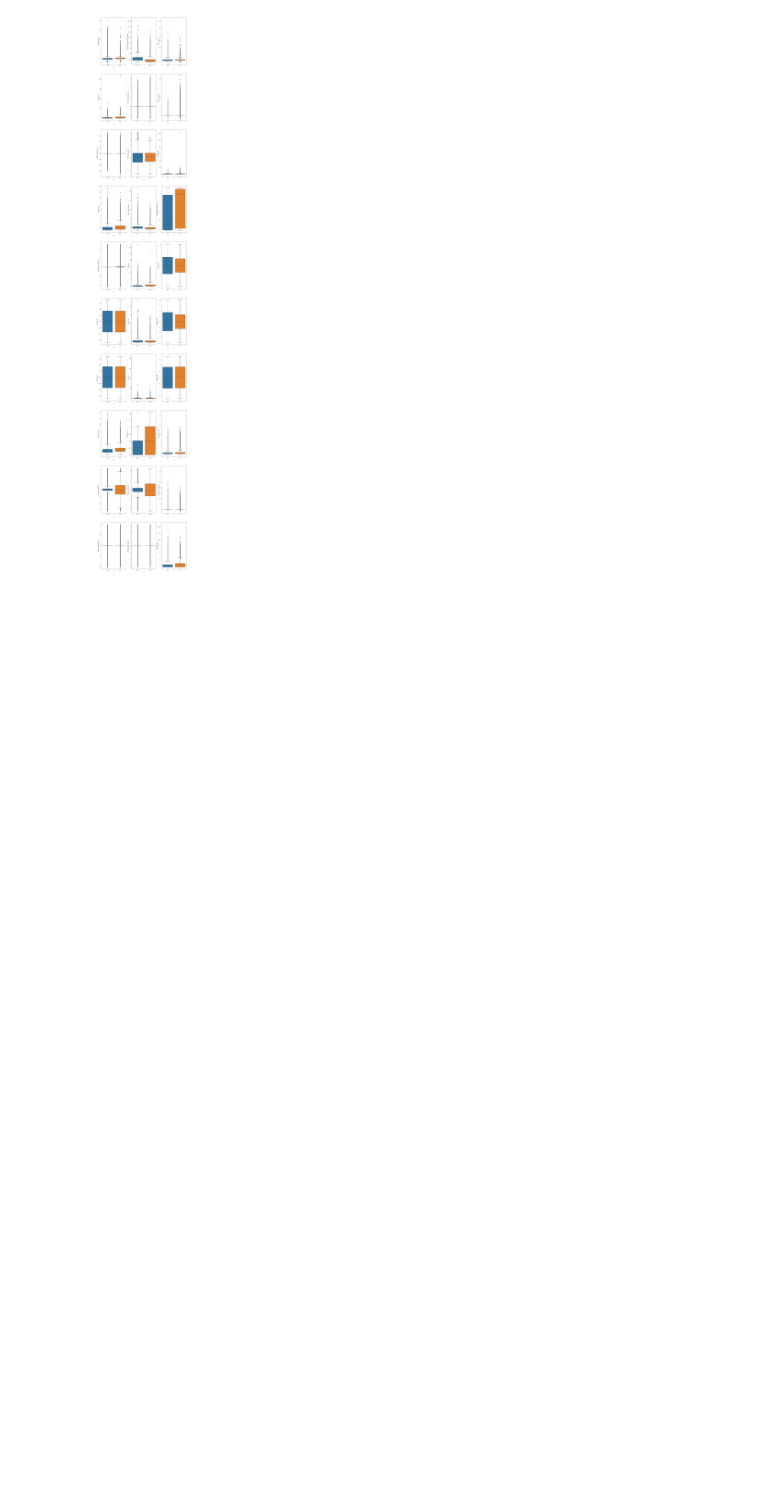
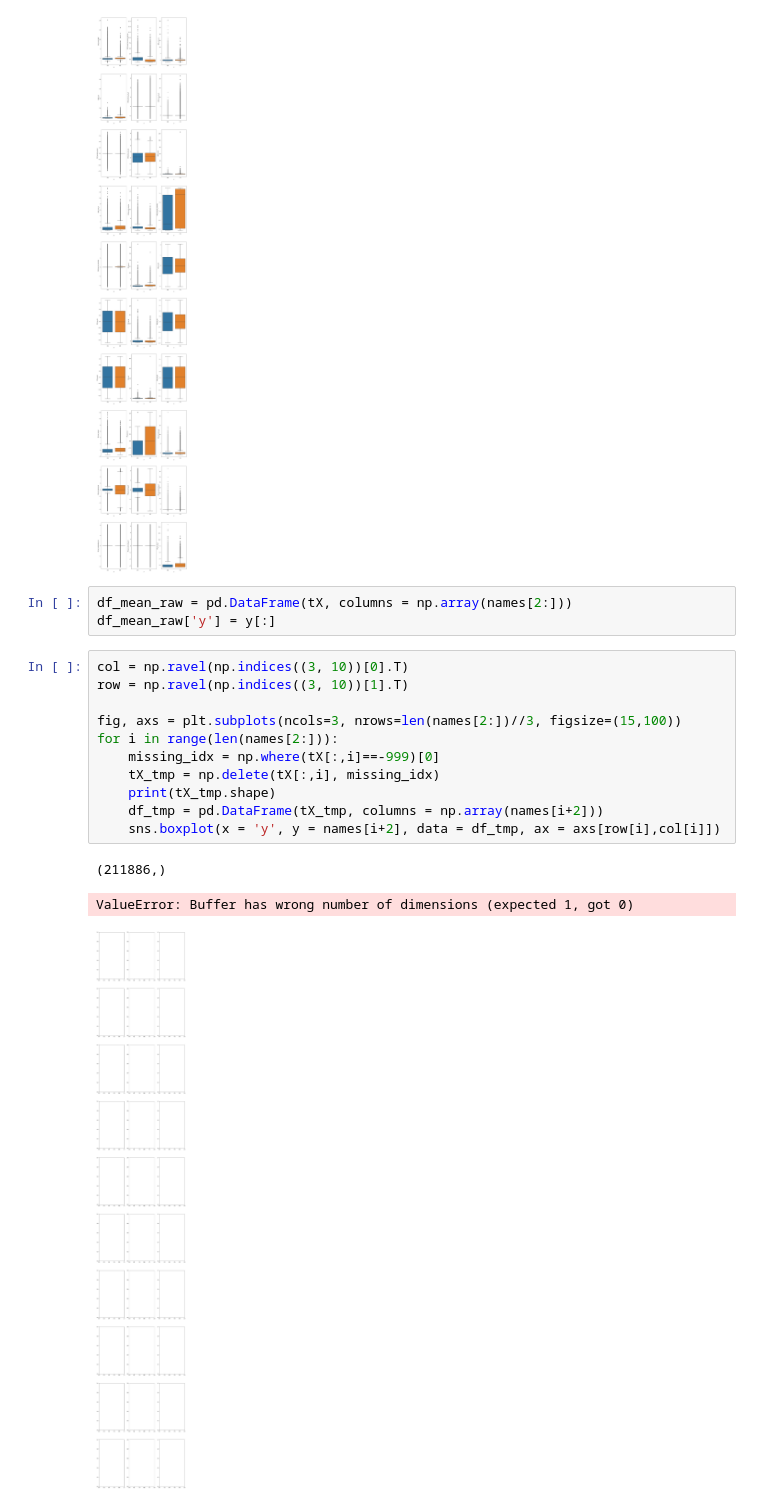
Before and after one commit to CS-433/ml-project-1-jdl, a Jupyter notebook: code/boxplots.ipynb, the cells around one changed output. Saved outputs shown, nothing was run; the diff lists cells and outputs as text; blank space fills up the shorter version.

```diff
--- a/code/boxplots.ipynb
+++ b/code/boxplots.ipynb
@@ -33,3 +33,21 @@ for i in range(len(names[2:])):
     sns.boxplot(x = 'y', y = names[i+2], data = df_mean, ax = axs[row[i],col[i]])
 # %% [output]
 [figure]
+# %%
+df_mean_raw = pd.DataFrame(tX, columns = np.array(names[2:]))
+df_mean_raw['y'] = y[:]
+# %%
+col = np.ravel(np.indices((3, 10))[0].T)
+row = np.ravel(np.indices((3, 10))[1].T)
+
+fig, axs = plt.subplots(ncols=3, nrows=len(names[2:])//3, figsize=(15,100))
+for i in range(len(names[2:])):
+    missing_idx = np.where(tX[:,i]==-999)[0]
+    tX_tmp = np.delete(tX[:,i], missing_idx)
+    print(tX_tmp.shape)
+    df_tmp = pd.DataFrame(tX_tmp, columns = np.array(names[i+2]))
+    sns.boxplot(x = 'y', y = names[i+2], data = df_tmp, ax = axs[row[i],col[i]])
+# %% [output]
+(211886,)
+ValueError: Buffer has wrong number of dimensions (expected 1, got 0)
+[figure, added]
```
Also changed, not shown: parts of 10 cells of this notebook.
